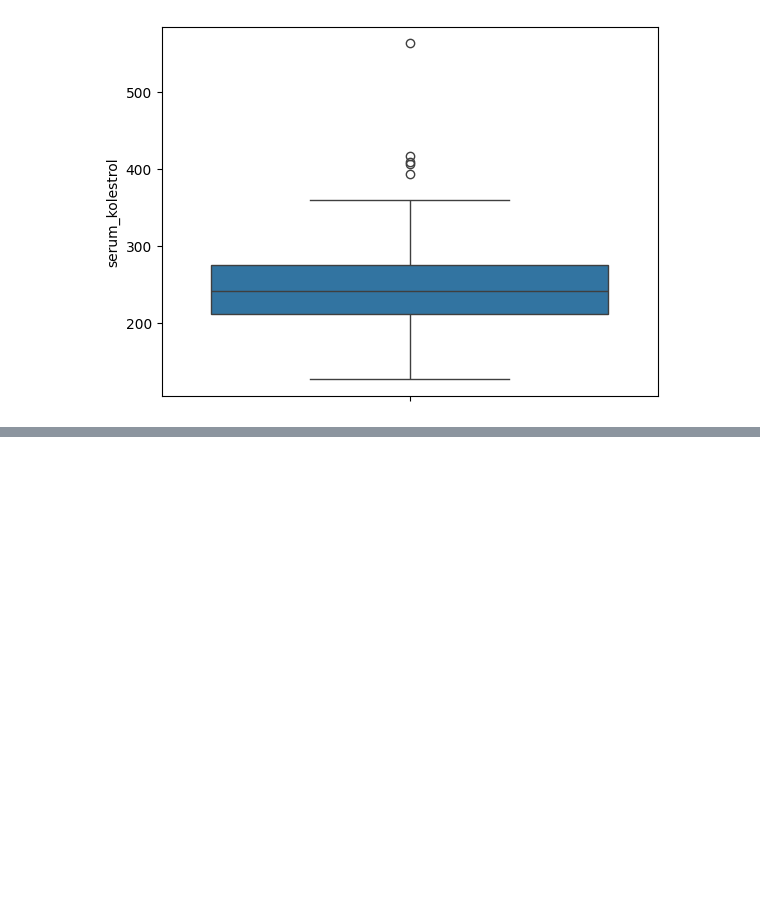
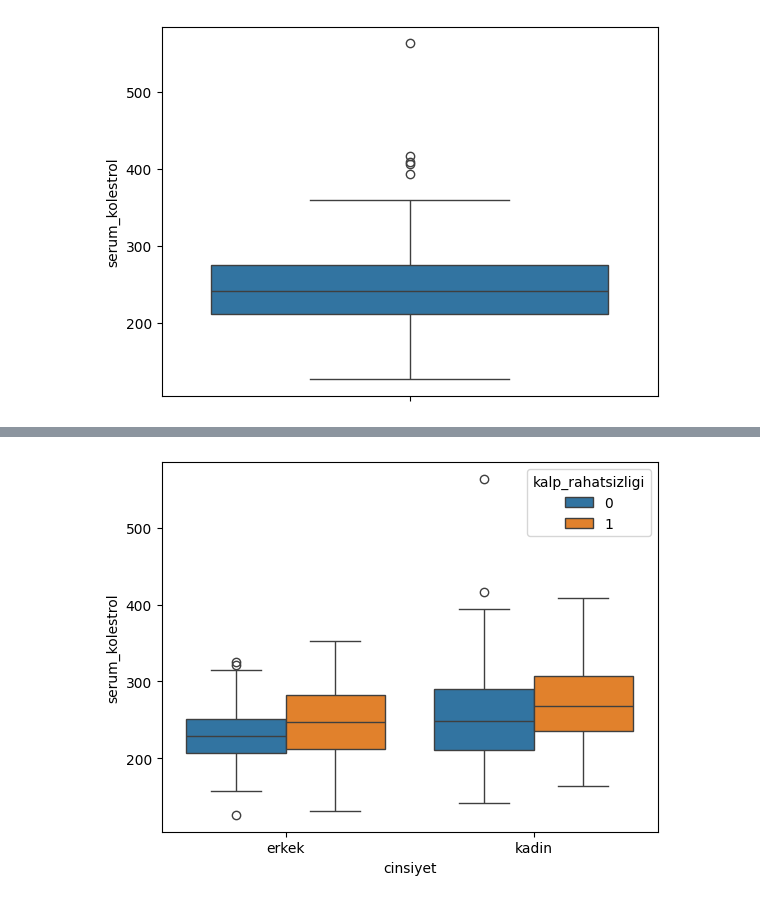
Before and after one commit to serkancam/bilsem23_24, a Jupyter notebook: O1H1_2324/veri_madenciligi/veri_gosellestirme.ipynb, the cells around one changed output, grey strips where cells are left out. Saved outputs shown, nothing was run; the diff lists cells and outputs as text; code cells hidden in the pictures; blank space fills up the shorter version.

```diff
--- a/O1H1_2324/veri_madenciligi/veri_gosellestirme.ipynb
+++ b/O1H1_2324/veri_madenciligi/veri_gosellestirme.ipynb
@@ -148,0 +155,5 @@ plt.show()
+# %%
+sns.boxplot(data=veri,y="serum_kolestrol",x="cinsiyet",hue="kalp_rahatsizligi")
+plt.show()
+# %% [output]
+[figure, added]
```
Also changed, not shown: parts of 3 cells of this notebook, 3 other files.
